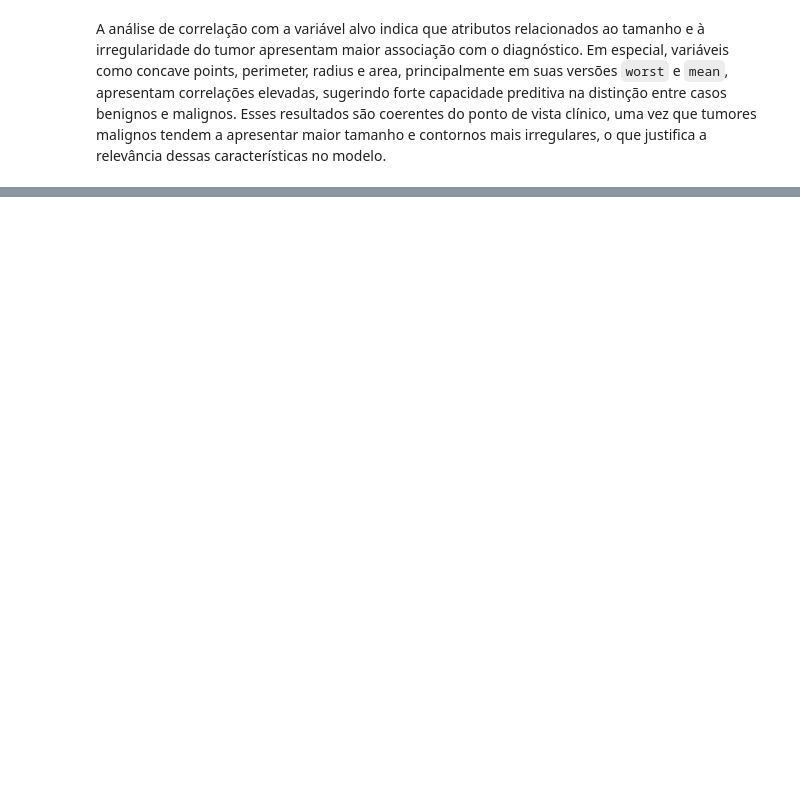
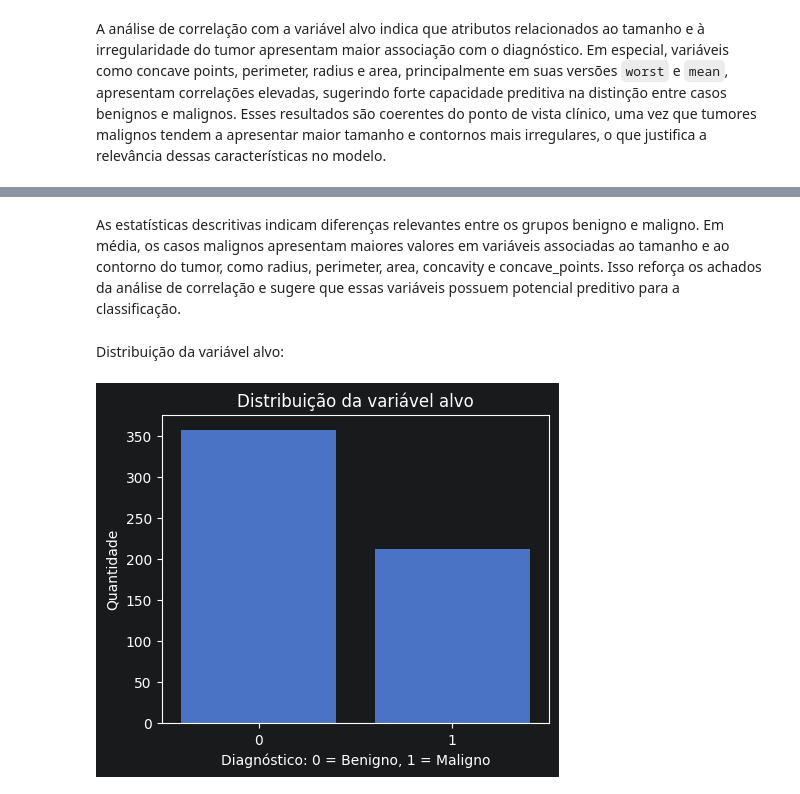
Before and after one commit to gcdantas/tech-challenge-fiap, a Jupyter notebook: notebooks/fase1/01_modelagem_breast_cancer.ipynb, the cells around one changed output, grey strips where cells are left out. Drawn from its saved outputs; the diff is of its cells as text; code cells hidden in the pictures; blank space fills up the shorter version.

Commit message:
análise dos dados, validação cruzada, escolha e treinamento dos modelos.

```diff
--- a/notebooks/fase1/01_modelagem_breast_cancer.ipynb
+++ b/notebooks/fase1/01_modelagem_breast_cancer.ipynb
@@ -66,0 +201,16 @@ A análise de correlação com a variável alvo indica que atributos relacionado
+# %% [markdown]
+As estatísticas descritivas indicam diferenças relevantes entre os grupos benigno e maligno. Em média, os casos malignos apresentam maiores valores em variáveis associadas ao tamanho e ao contorno do tumor, como radius, perimeter, area, concavity e concave_points. Isso reforça os achados da análise de correlação e sugere que essas variáveis possuem potencial preditivo para a classificação.
+# %% [markdown]
+Distribuição da variável alvo:
+# %%
+import seaborn as sns
+import matplotlib.pyplot as plt
+
+plt.figure(figsize=(5,4))
+sns.countplot(data=df, x="diagnosis")
+plt.title("Distribuição da variável alvo")
+plt.xlabel("Diagnóstico: 0 = Benigno, 1 = Maligno")
+plt.ylabel("Quantidade")
+plt.show()
+# %% [output]
+[figure, added]
```
Also changed, not shown: parts of 49 cells of this notebook, 1 other file.
